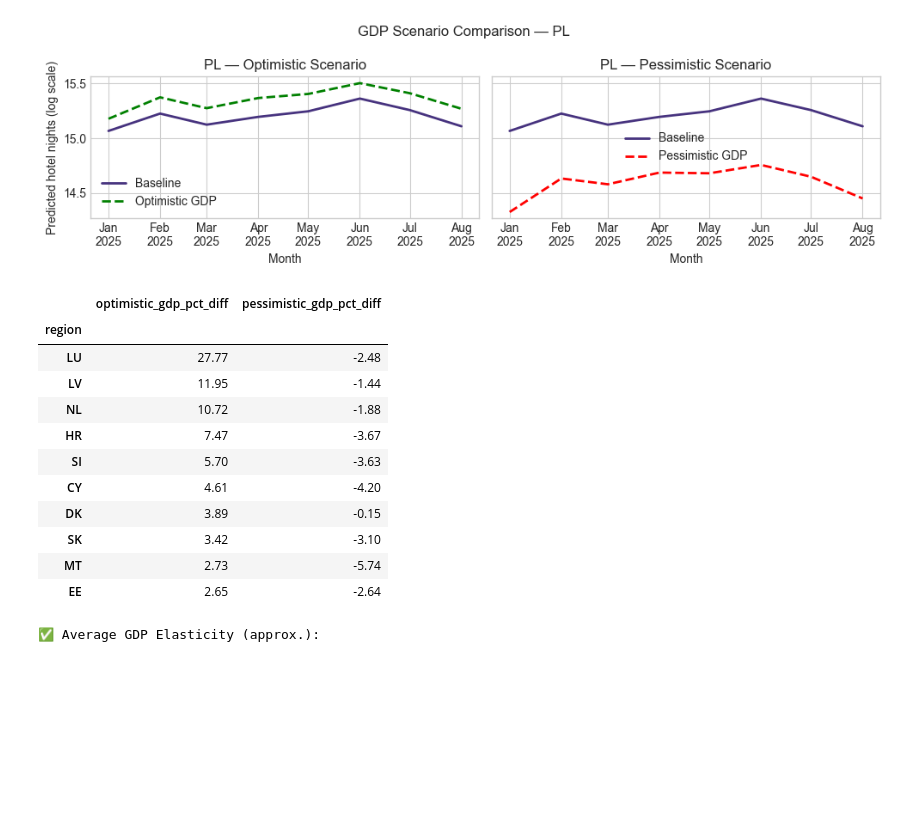
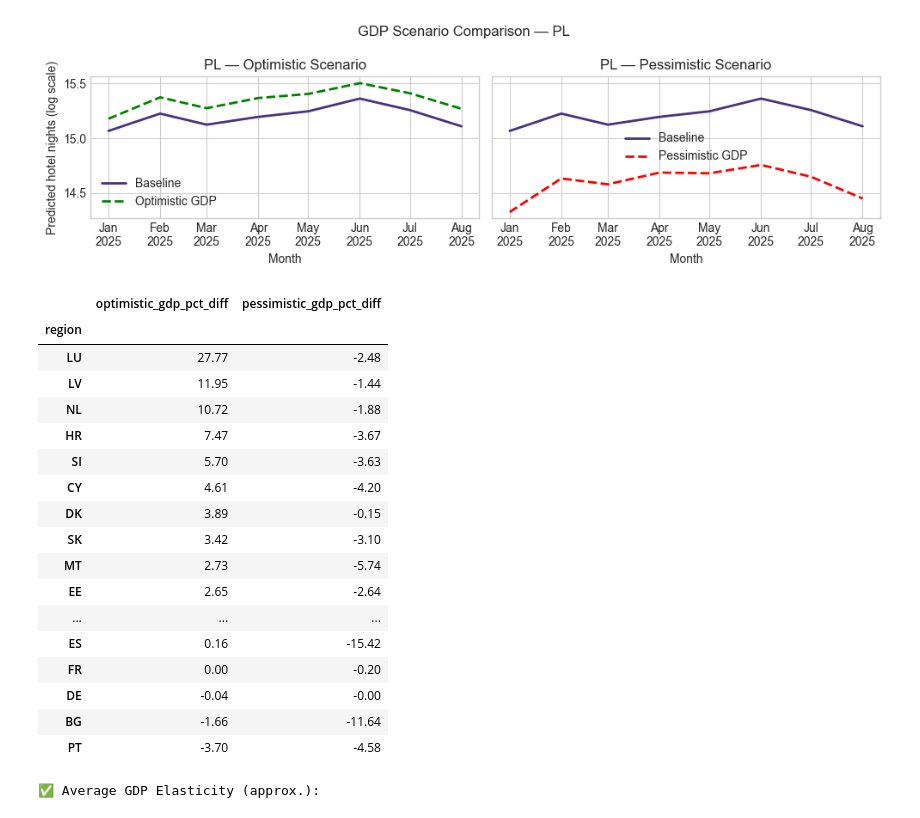
Before and after one commit to gsanaev/forecasting-explaining-hotel-demand-in-eu, a Jupyter notebook: notebooks/05_scenario_forecasting_policy_simulations.ipynb, the cells around one changed output. Drawn from its saved outputs; the diff is of its cells as text; code cells hidden in the pictures; blank space fills up the shorter version.

```diff
--- a/notebooks/05_scenario_forecasting_policy_simulations.ipynb
+++ b/notebooks/05_scenario_forecasting_policy_simulations.ipynb
@@ -258,23 +277,29 @@ plot_gdp_scenarios(
 # %%
 # %% ===============================================================
 # STEP 6 — SCENARIO IMPACT ANALYSIS (% CHANGE)
 # ===============================================================
 
 impact_summary = calculate_impact(df_plot)
-display(impact_summary.round(2).head(10))
+display(impact_summary.round(2).head(30))
 # %% [output]
 |  | optimistic_gdp_pct_diff | pessimistic_gdp_pct_diff |
 | region |  |  |
 | LU | 27.77 | -2.48 |
 | LV | 11.95 | -1.44 |
 | NL | 10.72 | -1.88 |
 | HR | 7.47 | -3.67 |
 | SI | 5.70 | -3.63 |
 | CY | 4.61 | -4.20 |
 | DK | 3.89 | -0.15 |
 | SK | 3.42 | -3.10 |
 | MT | 2.73 | -5.74 |
 | EE | 2.65 | -2.64 |
+| ... | ... | ... |
+| ES | 0.16 | -15.42 |
+| FR | 0.00 | -0.20 |
+| DE | -0.04 | -0.00 |
+| BG | -1.66 | -11.64 |
+| PT | -3.70 | -4.58 |
 # %%
 # %% ===============================================================
 # STEP 7 — GDP ELASTICITY ANALYSIS
```
Also changed, not shown: parts of 4 cells of this notebook, 22 other files.
